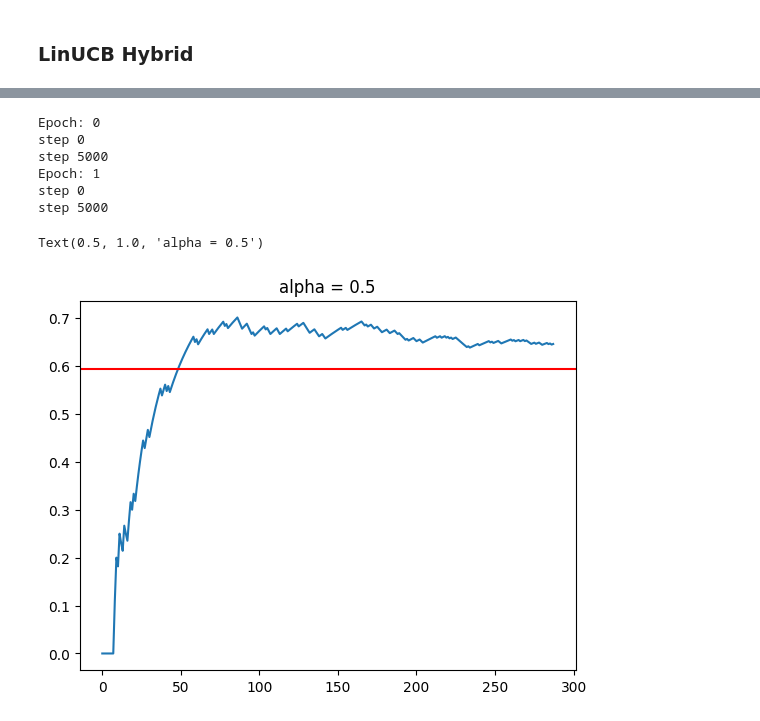
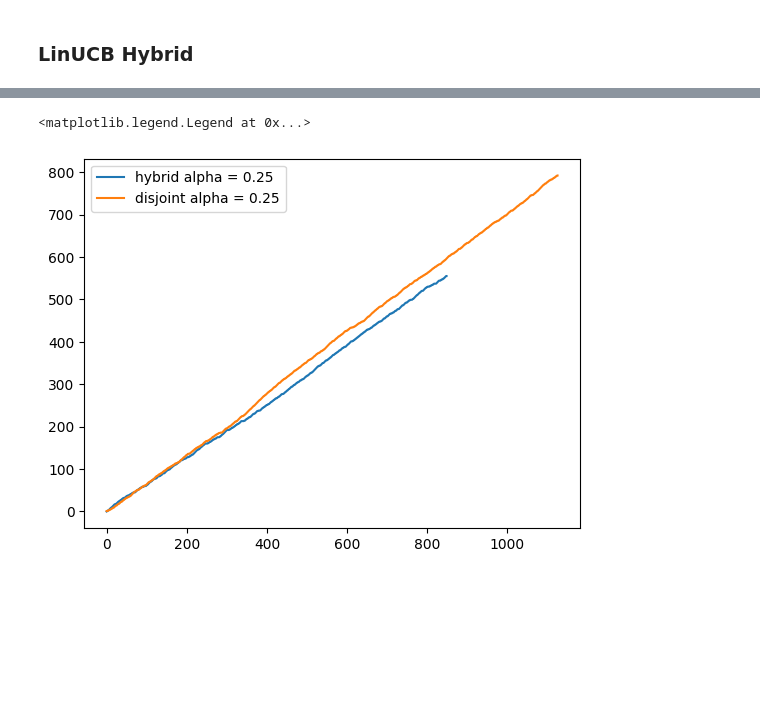
Before and after one commit to abhishekjainz/multi-armed-bandits-recommendation-system, a Jupyter notebook: code/Content Filtering copy 4.ipynb, the cells around one changed output, grey strips where cells are left out. Cells and saved outputs as stored; diff of their text form; code cells hidden in the pictures; blank space fills up the shorter version.

```diff
--- a/code/Content Filtering copy 4.ipynb
+++ b/code/Content Filtering copy 4.ipynb
@@ -662,22 +691,7 @@ plt.legend()
-# %%
-alpha_value = 0.5
-simulation_hybrid_alpha_025 = ctr_simulator(K_arms = 30,
-                                           d = 29,
-                                           k = 29*18,
-                                           alpha = alpha_value,
-                                           epochs = 2,
-                                           top_movies_index = arms,
-                                           top_movies_features= arm_movies_features,
-                                           steps_printout=5000)
-plt.plot(simulation_hybrid_alpha_025["aligned_ctr"])
-plt.axhline(y=reward_mean, color = "red")
-plt.title("alpha = "+str(alpha_value))
-# %% [output]
-Epoch: 0
-step 0
-step 5000
-Epoch: 1
-step 0
-step 5000
-Text(0.5, 1.0, 'alpha = 0.5')
-[figure, removed]
+# %%
+plt.plot(simulation_hybrid_alpha_025["cumulative_rewards"], label = "hybrid alpha = 0.25")
+plt.plot(simulation_disjoint_alpha_025["cumulative_rewards"], label = "disjoint alpha = 0.25")
+plt.legend()
+# %% [output]
+<matplotlib.legend.Legend at 0x...>
+[figure, added]
```
Also changed, not shown: parts of 7 cells of this notebook, 2 other files.
